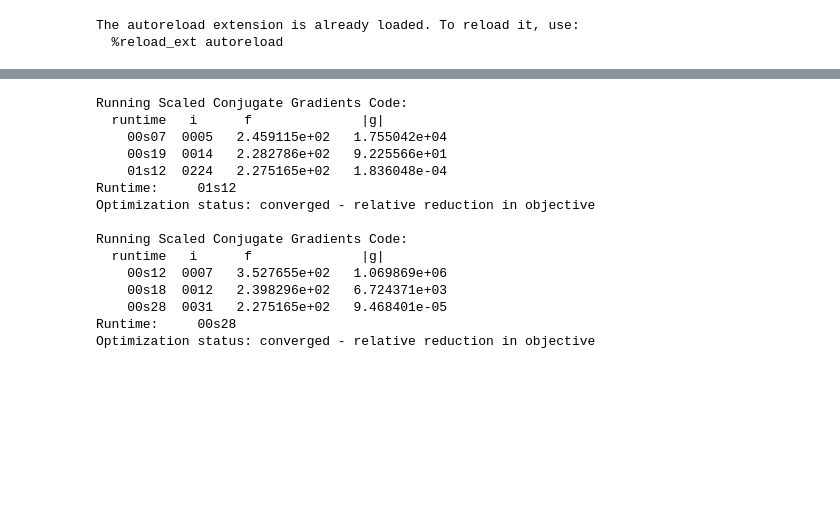
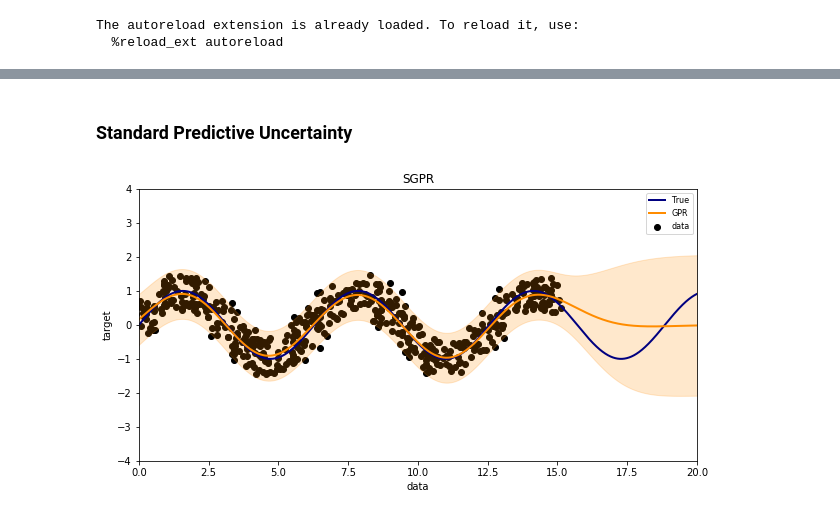
Before and after one commit to jejjohnson/gp_model_zoo, a Jupyter notebook: gpy/notebooks/uncertain.ipynb, the cells around one changed output, grey strips where cells are left out. Saved outputs shown, nothing was run; the diff lists cells and outputs as text; code cells hidden in the pictures; blank space fills up the shorter version.

```diff
--- a/gpy/notebooks/uncertain.ipynb
+++ b/gpy/notebooks/uncertain.ipynb
@@ -61,13 +89,13 @@ def plot_results():
 # %%
 n_inducing = 10
 inference = 'vfe'
-X_variance = None
-verbose = 1
+X_variance = input_noise
+verbose = 0
 max_iters = 1_000
 n_restarts = 0
 
 
-gpr_clf = SparseGPR(
+gpr_clf = UnscentedSGPR(
     verbose=verbose,
     n_restarts=n_restarts,
     n_inducing=n_inducing,
@@ -77,19 +105,10 @@ gpr_clf = SparseGPR(
 )
 
 gpr_clf.fit(X, y);
-# %% [output]
-Running Scaled Conjugate Gradients Code:
-  runtime   i      f              |g|
-    00s07  0005   2.459115e+02   1.755042e+04
-    00s19  0014   2.282786e+02   9.225566e+01
-    01s12  0224   2.275165e+02   1.836048e-04
-Runtime:     01s12
-Optimization status: converged - relative reduction in objective
-
-Running Scaled Conjugate Gradients Code:
-  runtime   i      f              |g|
-    00s12  0007   3.527655e+02   1.069869e+06
-    00s18  0012   2.398296e+02   6.724371e+03
-    00s28  0031   2.275165e+02   9.468401e-05
-Runtime:     00s28
-Optimization status: converged - relative reduction in objective
+# %% [markdown]
+### Standard Predictive Uncertainty
+# %%
+y_gpr, y_std = gpr_clf.predict(X_plot, return_std=True, noiseless=False, unscented=False)
+plot_results('SGPR')
+# %% [output]
+[figure, added]
```
Also changed, not shown: parts of 33 cells of this notebook, 2 other files.
